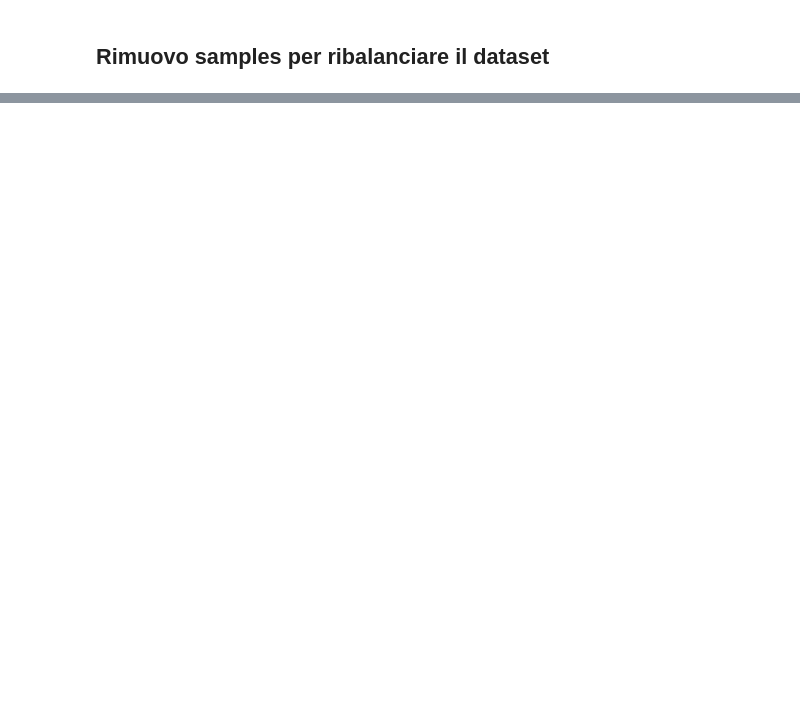
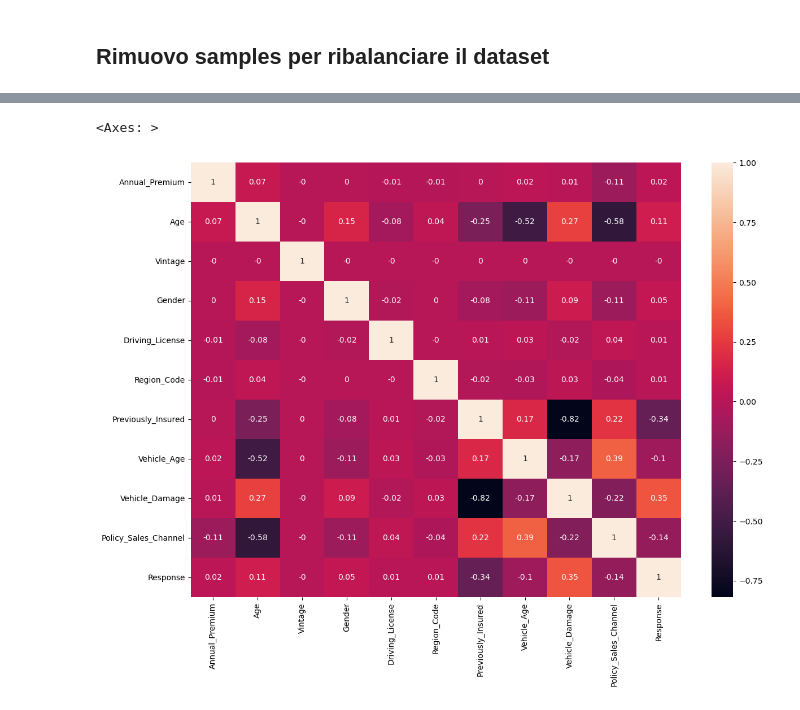
Before and after one commit to EnricoMiche1210760/Predicting_Insurance_Cross_Sell_Opportunities, a Jupyter notebook: main.ipynb, the cells around one changed output, grey strips where cells are left out. Saved outputs shown, nothing was run; the diff lists cells and outputs as text; code cells hidden in the pictures; blank space fills up the shorter version.

```diff
--- a/main.ipynb
+++ b/main.ipynb
@@ -414,4 +318,7 @@ Name: count, Length: 62, dtype: int64
-# %%
-std_scaler = StandardScaler()
-X_training = std_scaler.fit_transform(X_training)
-X_test = std_scaler.transform(X_test)
+# %%
+df = pd.read_csv('data/insurance_cross_sell.csv')
+
+df = df.drop(['id'], axis=1)
+
+for column in df.columns:
+    print(df[column].value_counts())
@@ -417,0 +343,19 @@ X_test = std_scaler.transform(X_test)
+# %%
+df_categorical = df.drop(["Annual_Premium", "Age", "Vintage", "Response"],  axis=1).copy()
+
+for column in df_categorical.columns:
+    df_categorical[column] = label_encoder.fit_transform(df_categorical[column])
+
+df_numerical = df[["Annual_Premium", "Age", "Vintage"]].copy()
+
+df_to_handle = pd.concat([df_numerical, df_categorical], axis=1)
+df_to_handle = pd.DataFrame(std_scaler.fit_transform(df_to_handle), columns=df_to_handle.columns)
+df_to_handle = pd.concat([df_to_handle, df["Response"]], axis=1)
+
+
+plt.figure(figsize=(14, 10))
+corr_matrix = df_to_handle.corr().round(2)
+sns.heatmap(data=corr_matrix, annot=True)
+# %% [output]
+<Axes: >
+[figure, added]
```
Also changed, not shown: parts of 35 cells of this notebook.
